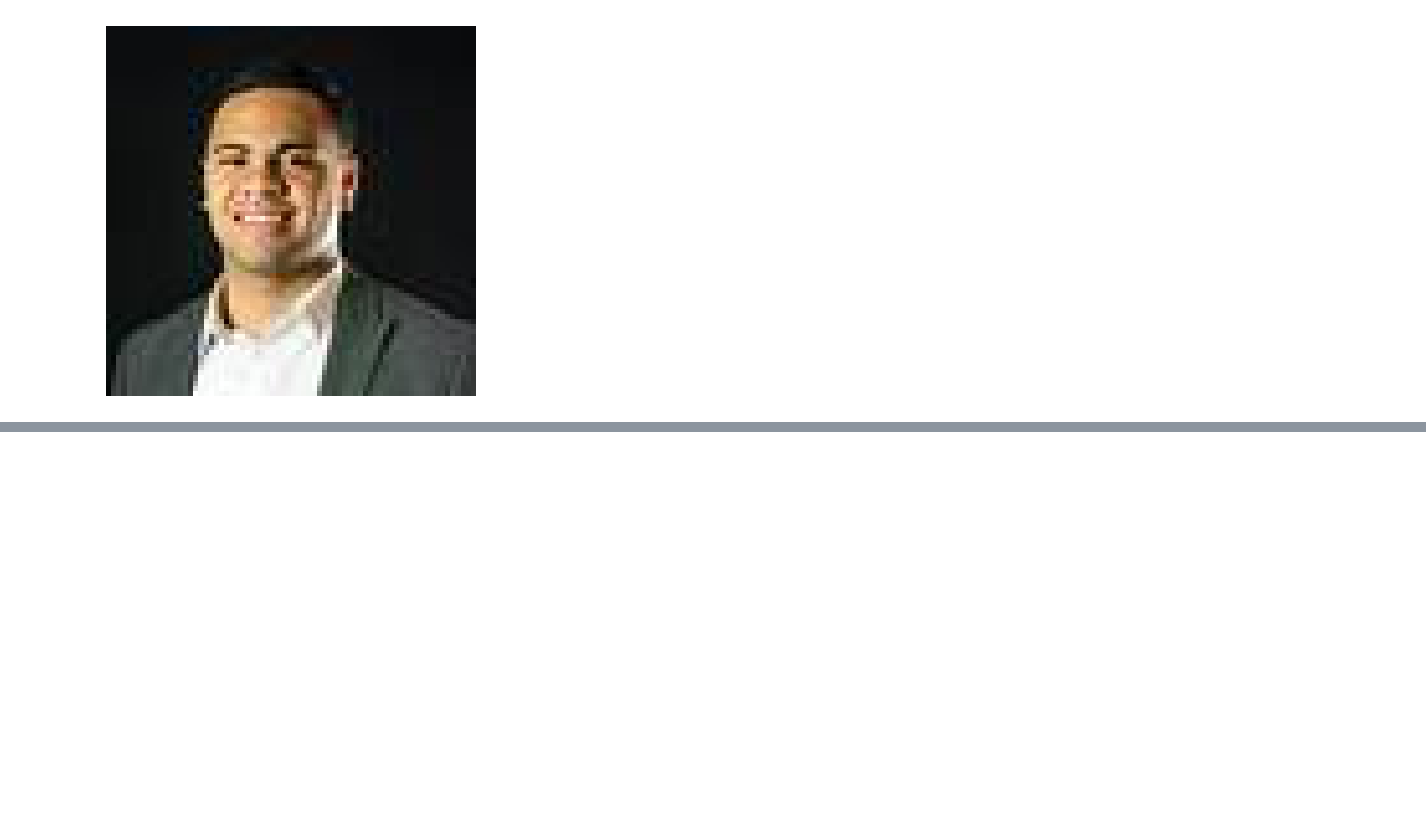
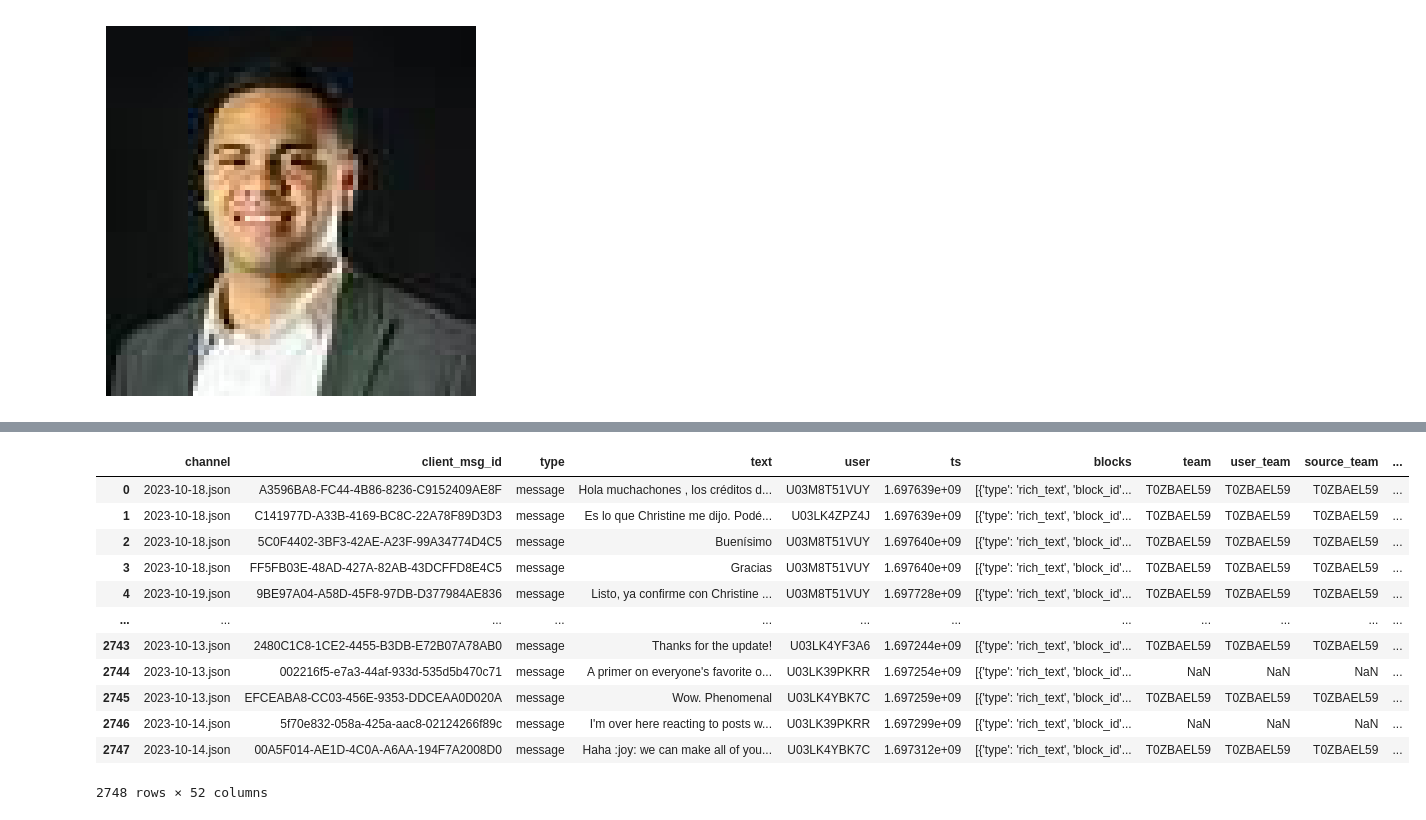
Before and after one commit to bwegr/stat386project, a Jupyter notebook: BlogPosts.ipynb, the cells around one changed output, grey strips where cells are left out. Saved outputs shown, nothing was run; the diff lists cells and outputs as text; code cells hidden in the pictures; blank space fills up the shorter version.

```diff
--- a/BlogPosts.ipynb
+++ b/BlogPosts.ipynb
@@ -25,0 +90,27 @@ else:
+# %%
+def read_json_files(folders):
+    all_data = pd.DataFrame()
+
+    for folder in folders:
+        if not os.path.exists(folder):
+            print(f"Folder not found: {folder}")
+            continue
+
+        for file in os.listdir(folder):
+            if file.endswith('.json'):
+                file_path = os.path.join(folder, file)
+
+                try:
+                    with open(file_path, 'r') as json_file:
+                        data = pd.read_json(json_file)
+                        data.insert(0, 'channel', file)
+                        all_data = all_data.append(data, ignore_index=True)
+                except Exception as e:
+                    print(f"Error reading file {file_path}: {e}")
+
+    return all_data
+
+# Example usage
+#folder_paths = ['/path/to/folder1', '/path/to/folder2']
+data = read_json_files(folders)
+print(data)
@@ -25,0 +135,16 @@ else:
+# %%
+data
+# %% [output]
+|  | channel | client_msg_id | type | text | user | ts | blocks | team | user_team | source_team | ... |
+| 0 | 2023-10-18.json | A3596BA8-FC44-4B86-8236-C9152409AE8F | message | Hola muchachones , los créditos d... | U03M8T51VUY | 1.697639e+09 | [{'type': 'rich_text', 'block_id'... | T0ZBAEL59 | T0ZBAEL59 | T0ZBAEL59 | ... |
+| 1 | 2023-10-18.json | C141977D-A33B-4169-BC8C-22A78F89D3D3 | message | Es lo que Christine me dijo. Podé... | U03LK4ZPZ4J | 1.697639e+09 | [{'type': 'rich_text', 'block_id'... | T0ZBAEL59 | T0ZBAEL59 | T0ZBAEL59 | ... |
+| 2 | 2023-10-18.json | 5C0F4402-3BF3-42AE-A23F-99A34774D4C5 | message | Buenísimo | U03M8T51VUY | 1.697640e+09 | [{'type': 'rich_text', 'block_id'... | T0ZBAEL59 | T0ZBAEL59 | T0ZBAEL59 | ... |
+| 3 | 2023-10-18.json | FF5FB03E-48AD-427A-82AB-43DCFFD8E4C5 | message | Gracias | U03M8T51VUY | 1.697640e+09 | [{'type': 'rich_text', 'block_id'... | T0ZBAEL59 | T0ZBAEL59 | T0ZBAEL59 | ... |
+| 4 | 2023-10-19.json | 9BE97A04-A58D-45F8-97DB-D377984AE836 | message | Listo, ya confirme con Christine ... | U03M8T51VUY | 1.697728e+09 | [{'type': 'rich_text', 'block_id'... | T0ZBAEL59 | T0ZBAEL59 | T0ZBAEL59 | ... |
+| ... | ... | ... | ... | ... | ... | ... | ... | ... | ... | ... | ... |
+| 2743 | 2023-10-13.json | 2480C1C8-1CE2-4455-B3DB-E72B07A78AB0 | message | Thanks for the update! | U03LK4YF3A6 | 1.697244e+09 | [{'type': 'rich_text', 'block_id'... | T0ZBAEL59 | T0ZBAEL59 | T0ZBAEL59 | ... |
+| 2744 | 2023-10-13.json | 002216f5-e7a3-44af-933d-535d5b470c71 | message | A primer on everyone's favorite o... | U03LK39PKRR | 1.697254e+09 | [{'type': 'rich_text', 'block_id'... | NaN | NaN | NaN | ... |
+| 2745 | 2023-10-13.json | EFCEABA8-CC03-456E-9353-DDCEAA0D020A | message | Wow. Phenomenal | U03LK4YBK7C | 1.697259e+09 | [{'type': 'rich_text', 'block_id'... | T0ZBAEL59 | T0ZBAEL59 | T0ZBAEL59 | ... |
+| 2746 | 2023-10-14.json | 5f70e832-058a-425a-aac8-02124266f89c | message | I'm over here reacting to posts w... | U03LK39PKRR | 1.697299e+09 | [{'type': 'rich_text', 'block_id'... | NaN | NaN | NaN | ... |
+| 2747 | 2023-10-14.json | 00A5F014-AE1D-4C0A-A6AA-194F7A2008D0 | message | Haha :joy: we can make all of you... | U03LK4YBK7C | 1.697312e+09 | [{'type': 'rich_text', 'block_id'... | T0ZBAEL59 | T0ZBAEL59 | T0ZBAEL59 | ... |
+2748 rows × 52 columns
```
Also changed, not shown: parts of 8 cells of this notebook, 1 other file.
